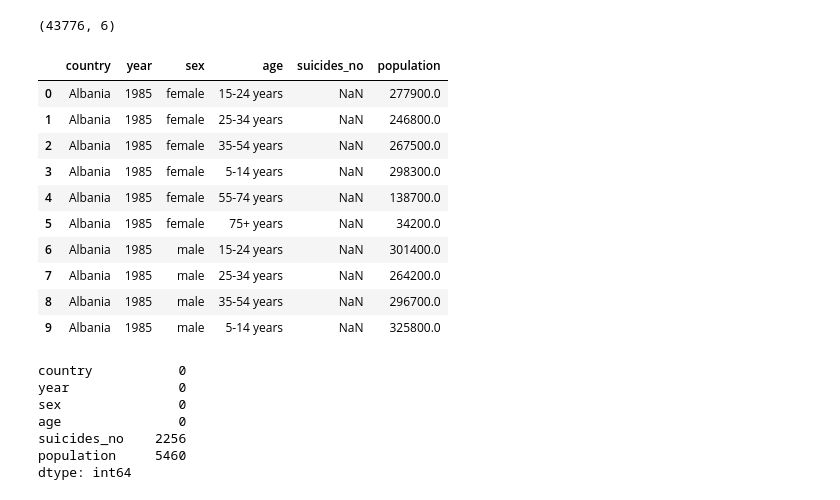
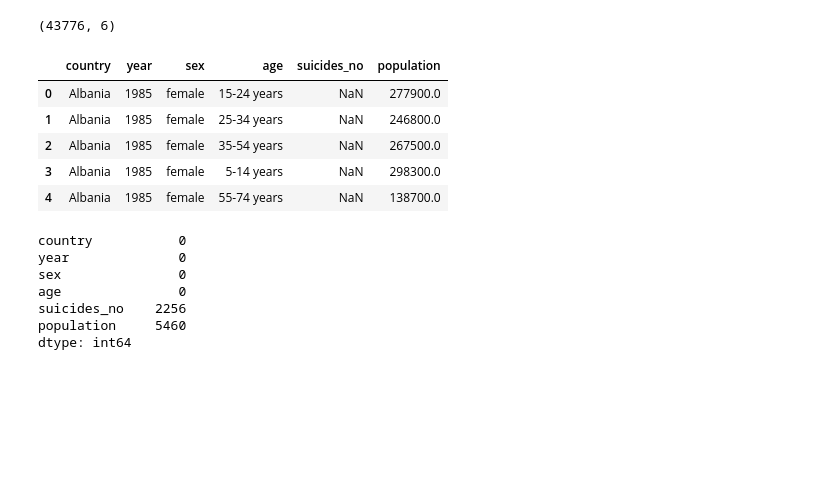
Before and after one commit to v2br/AI_study, a Jupyter notebook: preBootUnit4/suiside_review.ipynb, the cells around one changed output. Cells and saved outputs as stored; diff of their text form; code cells hidden in the pictures; blank space fills up the shorter version.

```diff
--- a/preBootUnit4/suiside_review.ipynb
+++ b/preBootUnit4/suiside_review.ipynb
@@ -45,19 +89,14 @@ sa.shape
 # %% [output]
 (43776, 6)
 # %%
-sa.head(10)
+sa.head(5)
 # %% [output]
 |  | country | year | sex | age | suicides_no | population |
 | 0 | Albania | 1985 | female | 15-24 years | NaN | 277900.0 |
 | 1 | Albania | 1985 | female | 25-34 years | NaN | 246800.0 |
 | 2 | Albania | 1985 | female | 35-54 years | NaN | 267500.0 |
 | 3 | Albania | 1985 | female | 5-14 years | NaN | 298300.0 |
 | 4 | Albania | 1985 | female | 55-74 years | NaN | 138700.0 |
-| 5 | Albania | 1985 | female | 75+ years | NaN | 34200.0 |
-| 6 | Albania | 1985 | male | 15-24 years | NaN | 301400.0 |
-| 7 | Albania | 1985 | male | 25-34 years | NaN | 264200.0 |
-| 8 | Albania | 1985 | male | 35-54 years | NaN | 296700.0 |
-| 9 | Albania | 1985 | male | 5-14 years | NaN | 325800.0 |
 # %%
 # do we have any missing ?
 sa.isnull().sum()
```
Also changed, not shown: parts of 28 cells of this notebook, 10 other files.
